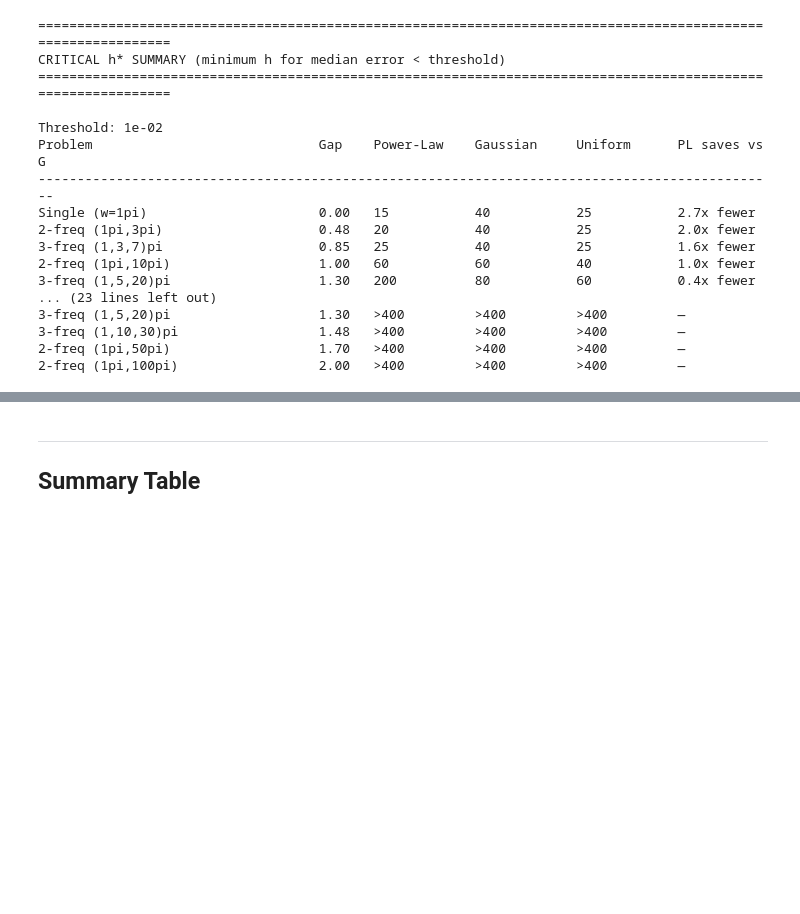
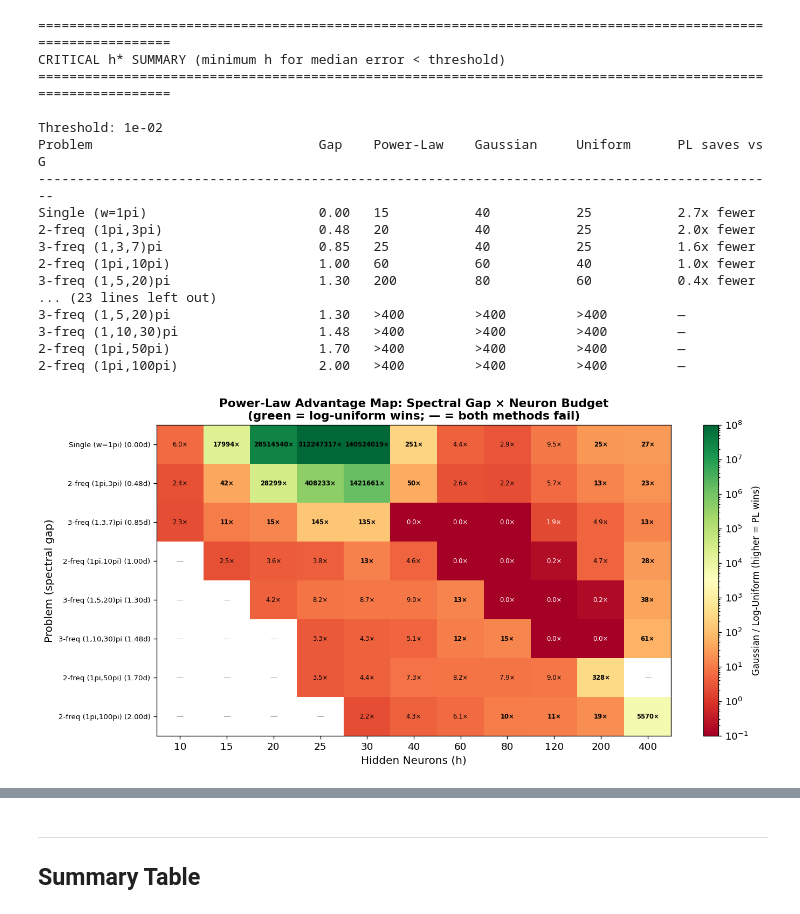
Before and after one commit to duyendh/ELM, a Jupyter notebook: PIELM_ScaleRobust_executed.ipynb, the cells around one changed output, grey strips where cells are left out. Cells and saved outputs as stored; diff of their text form; code cells hidden in the pictures; blank space fills up the shorter version.

```diff
--- a/PIELM_ScaleRobust_executed.ipynb
+++ b/PIELM_ScaleRobust_executed.ipynb
@@ -1215,3 +1215,97 @@ Single (w=1pi)                      0.00   15           40           25
 3-freq (1,10,30)pi                  1.48   >400         >400         >400         —
 2-freq (1pi,50pi)                   1.70   >400         >400         >400         —
 2-freq (1pi,100pi)                  2.00   >400         >400         >400         —
+# %%
+# ── Experiment 7d: Advantage Heatmap (Gap × h) ──
+#
+# Shows G/PL ratio across ALL gap and h combinations.
+# Filters: if PL error >= 0.5, mark as N/A (unsolvable).
+# This single figure captures both regimes:
+#   - Low gap: advantage at small h (top-left)
+#   - High gap: advantage shifts to large h (bottom-right)
+
+import matplotlib.colors as mcolors
+
+# Collect data
+gap_labels = []
+gap_values = []
+h_values_all = EXP7_H
+
+ratio_matrix = []
+for name, data in exp7.items():
+    gap = data['bench']['gap_decades']
+    gap_labels.append(f"{name}\n({gap:.2f} dec)")
+    gap_values.append(gap)
+    row = []
+    for h_val in h_values_all:
+        d_p = next((d for d in data['power'] if d['h'] == h_val), None)
+        d_g = next((d for d in data['normal'] if d['h'] == h_val), None)
+        if d_p is None or d_g is None:
+            row.append(np.nan)
+            continue
+        e_p = d_p['error_median']
+        e_g = d_g['error_median']
+        # If power-law itself fails, mark as N/A
+        if e_p >= 0.5:
+            row.append(np.nan)
+        else:
+            row.append(e_g / max(e_p, 1e-15))
+    ratio_matrix.append(row)
+
+ratio_arr = np.array(ratio_matrix)
+
+fig, ax = plt.subplots(figsize=(12, 6))
+
+# Use log scale for colors, with 1 as the neutral point
+norm = mcolors.LogNorm(vmin=0.1, vmax=1e8)
+cmap = plt.cm.RdYlGn  # red=PL loses, green=PL wins
+
+im = ax.imshow(ratio_arr, aspect='auto', norm=norm, cmap=cmap,
+               interpolation='nearest')
+
+# Labels
+ax.set_xticks(range(len(h_values_all)))
+ax.set_xticklabels([str(h) for h in h_values_all])
+ax.set_xlabel('Hidden Neurons (h)', fontsize=12)
+
+ax.set_yticks(range(len(gap_labels)))
+short_labels = []
+for name, data in exp7.items():
+    gap = data['bench']['gap_decades']
+    short_labels.append(f'{name} ({gap:.2f}d)')
+ax.set_yticklabels(short_labels, fontsize=8)
+ax.set_ylabel('Problem (spectral gap)', fontsize=12)
+
+# Annotate cells
+for i in range(ratio_arr.shape[0]):
+    for j in range(ratio_arr.shape[1]):
+        val = ratio_arr[i, j]
+        if np.isnan(val):
+            ax.text(j, i, '—', ha='center', va='center', fontsize=8, color='gray')
+        elif val >= 10:
+            ax.text(j, i, f'{val:.0f}×', ha='center', va='center',
+                    fontsize=7, fontweight='bold', color='black')
+        elif val >= 2:
+            ax.text(j, i, f'{val:.1f}×', ha='center', va='center',
+                    fontsize=7, color='black')
+        else:
+            ax.text(j, i, f'{val:.1f}×', ha='center', va='center',
+                    fontsize=7, color='white')
+
+cbar = plt.colorbar(im, ax=ax, label='Gaussian / Log-Uniform error ratio')
+cbar.set_label('Gaussian / Log-Uniform (higher = PL wins)', fontsize=10)
+
+ax.set_title('Power-Law Advantage Map: Spectral Gap × Neuron Budget\n'
+             '(green = log-uniform wins; — = both methods fail)',
+             fontsize=13, fontweight='bold')
+
+fig.tight_layout()
+plt.savefig('draft_figures/exp7_advantage_heatmap.png', dpi=150, bbox_inches='tight')
+plt.show()
+
+print('\nKey observation:')
+print('  Low gap (<=1 dec): advantage concentrated at h<=30')
+print('  High gap (>1 dec): advantage shifts to h=40-200')
+print('  Power-law ALWAYS has an edge — the gap determines WHERE.')
+# %% [output]
+[figure, added]
```
Also changed, not shown: parts of 12 cells of this notebook, 13 other files.
